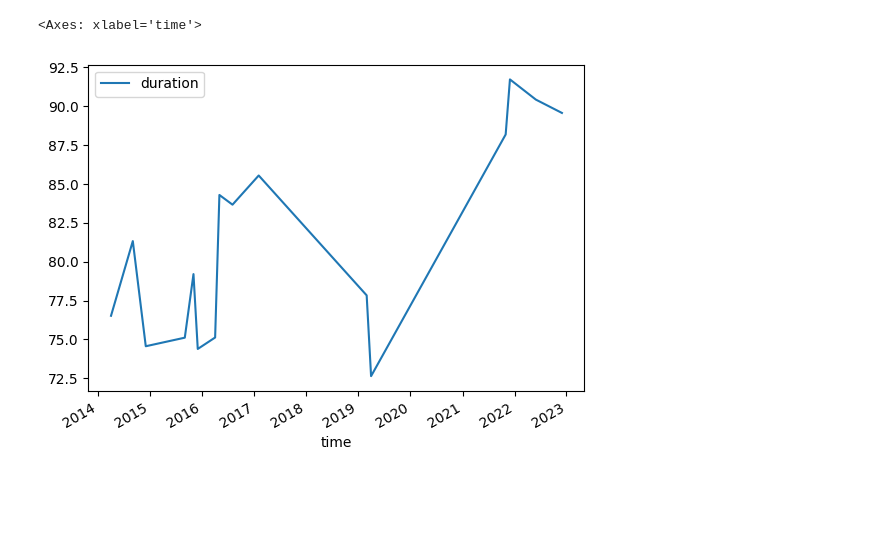
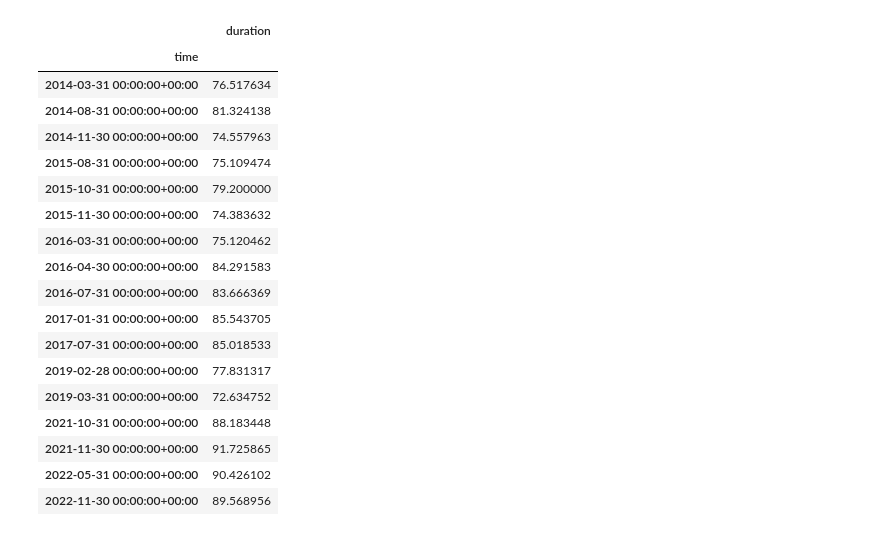
Before and after one commit to bevan-philip/have-cs-rounds-become-slower, a Jupyter notebook: analysis.ipynb, the cells around one changed output. Drawn from its saved outputs; the diff is of its cells as text; code cells hidden in the pictures; blank space fills up the shorter version.

```diff
--- a/analysis.ipynb
+++ b/analysis.ipynb
@@ -49,7 +50,24 @@ monthly_average.mean().dropna()
 | 2022-11-30 00:00:00+00:00 | 4435.000000 | 168.122278 | 89.568956 | 2.450586 | 234962.080960 | 245825.853713 | 247765.886097 | 20974.092686 | ... |
 # %%
 duration_plot = monthly_average[["time", "duration"]].mean().dropna()
-duration_plot.plot()
+duration_plot
 # %% [output]
-<Axes: xlabel='time'>
-[figure, removed]
+|  | duration |
+| time |  |
+| 2014-03-31 00:00:00+00:00 | 76.517634 |
+| 2014-08-31 00:00:00+00:00 | 81.324138 |
+| 2014-11-30 00:00:00+00:00 | 74.557963 |
+| 2015-08-31 00:00:00+00:00 | 75.109474 |
+| 2015-10-31 00:00:00+00:00 | 79.200000 |
+| 2015-11-30 00:00:00+00:00 | 74.383632 |
+| 2016-03-31 00:00:00+00:00 | 75.120462 |
+| 2016-04-30 00:00:00+00:00 | 84.291583 |
+| 2016-07-31 00:00:00+00:00 | 83.666369 |
+| 2017-01-31 00:00:00+00:00 | 85.543705 |
+| 2017-07-31 00:00:00+00:00 | 85.018533 |
+| 2019-02-28 00:00:00+00:00 | 77.831317 |
+| 2019-03-31 00:00:00+00:00 | 72.634752 |
+| 2021-10-31 00:00:00+00:00 | 88.183448 |
+| 2021-11-30 00:00:00+00:00 | 91.725865 |
+| 2022-05-31 00:00:00+00:00 | 90.426102 |
+| 2022-11-30 00:00:00+00:00 | 89.568956 |
```
Also changed, not shown: parts of 5 cells of this notebook, 2 other files.
